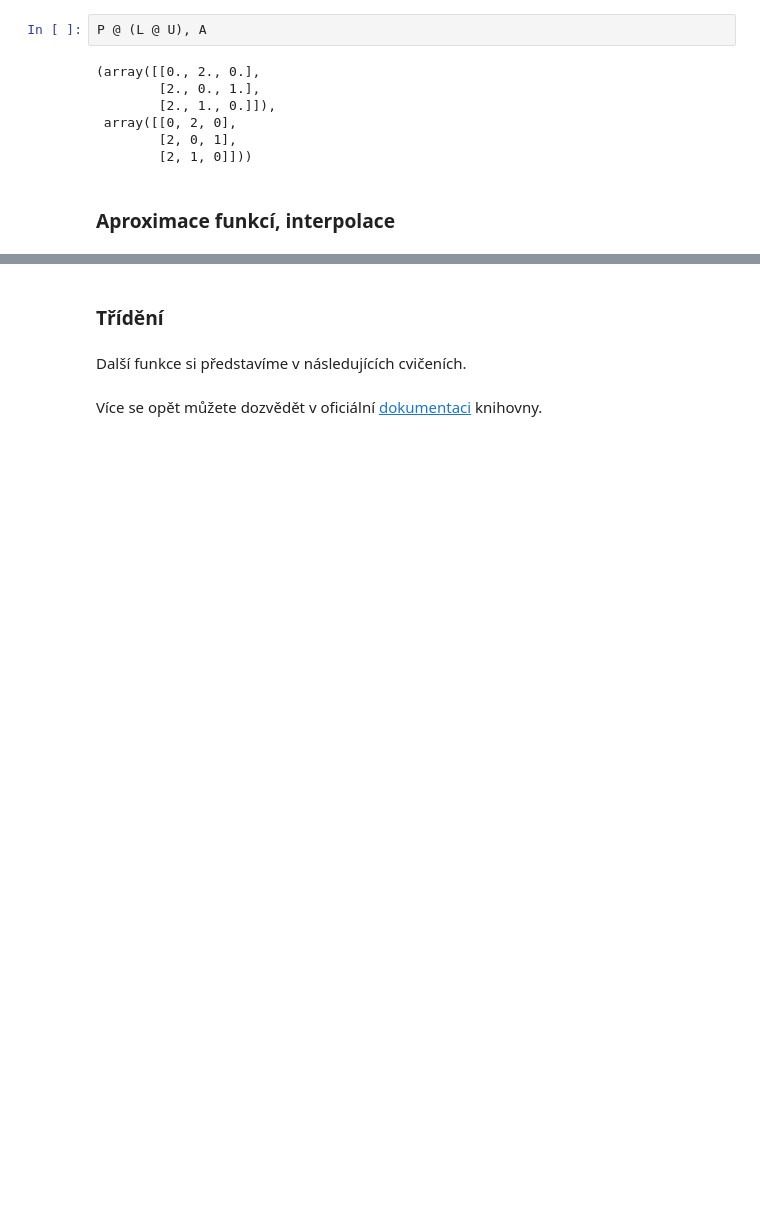
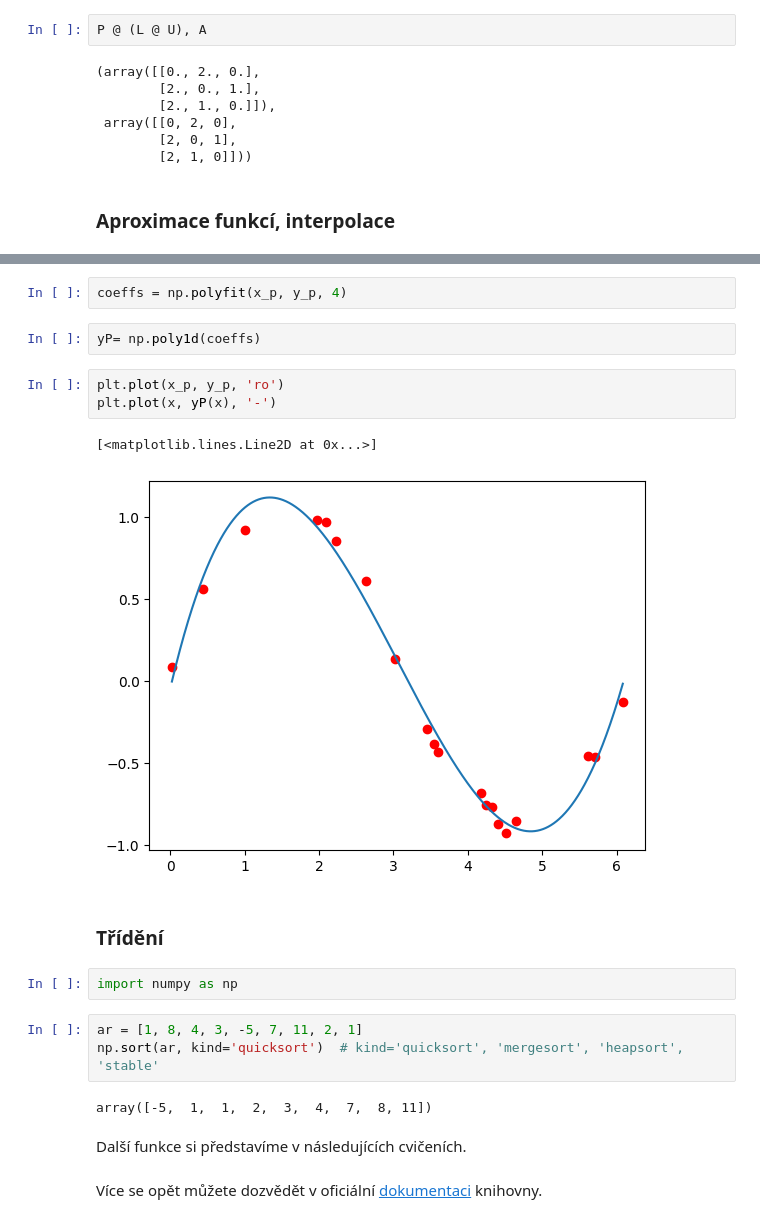
Before and after one commit to loepa01/NME1cvBook, a Jupyter notebook: _sources/lekce/01-uvod-python.ipynb, the cells around one changed output, grey strips where cells are left out. Drawn from its saved outputs; the diff is of its cells as text; blank space fills up the shorter version.

```diff
--- a/_sources/lekce/01-uvod-python.ipynb
+++ b/_sources/lekce/01-uvod-python.ipynb
@@ -1261,5 +1304,22 @@ from scipy import linalg, interpolate, special
+# %%
+coeffs = np.polyfit(x_p, y_p, 4)
+# %%
+yP= np.poly1d(coeffs)
+# %%
+plt.plot(x_p, y_p, 'ro')
+plt.plot(x, yP(x), '-')
+# %% [output]
+[<matplotlib.lines.Line2D at 0x...>]
+[figure, added]
 # %% [markdown]
 ### Třídění
+# %%
+import numpy as np
+# %%
+ar = [1, 8, 4, 3, -5, 7, 11, 2, 1]
+np.sort(ar, kind='quicksort')  # kind='quicksort', 'mergesort', 'heapsort', 'stable'
+# %% [output]
+array([-5,  1,  1,  2,  3,  4,  7,  8, 11])
 # %% [markdown]
 Další funkce si představíme v následujících cvičeních.
 # %% [markdown]
```
Also changed, not shown: parts of 16 cells of this notebook, 18 other files.
